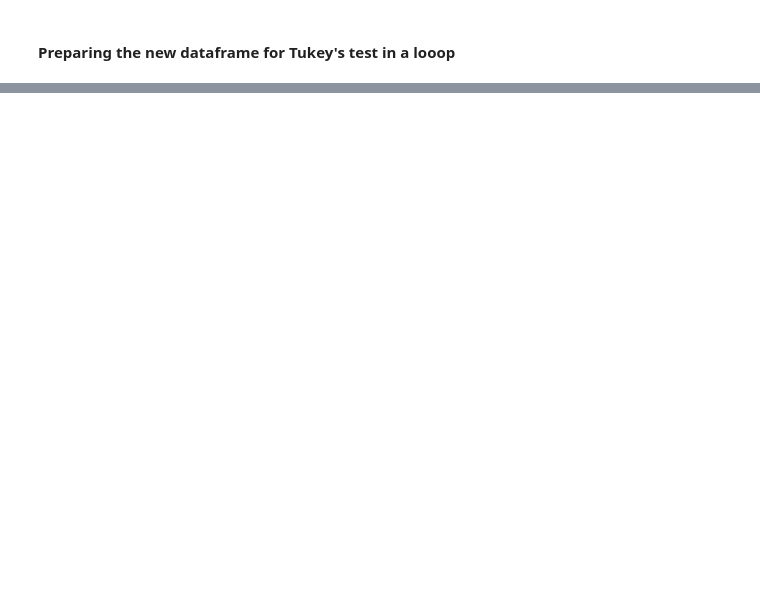
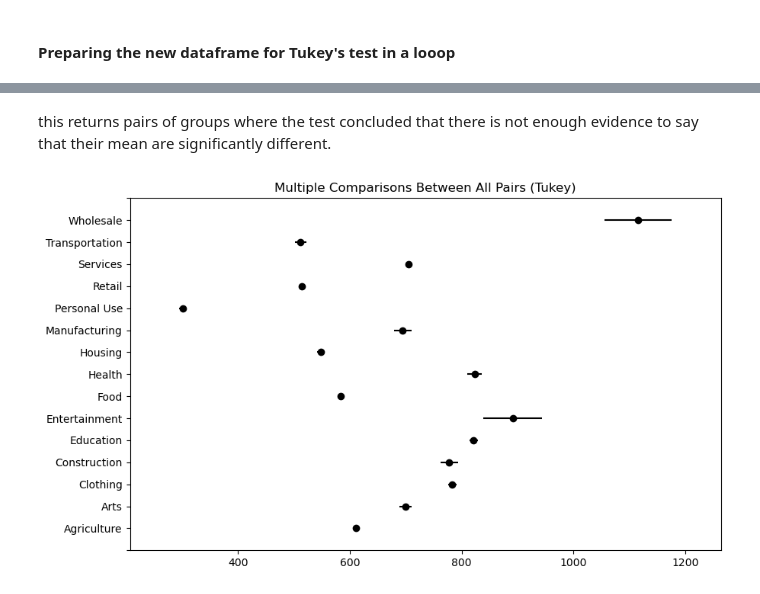
Before and after one commit to erwincarlogonzales/data-enrichment-wk15-lect02-activity, a Jupyter notebook: PreClass-Wk15-L02-Hypothesis-Testing.ipynb, the cells around one changed output, grey strips where cells are left out. Cells and saved outputs as stored; diff of their text form; code cells hidden in the pictures; blank space fills up the shorter version.

```diff
--- a/PreClass-Wk15-L02-Hypothesis-Testing.ipynb
+++ b/PreClass-Wk15-L02-Hypothesis-Testing.ipynb
@@ -258,7 +660,8 @@ temp = None
 # %%
 ## save the values as kg_lost and the labels to the Diet
-values = None
-labels = None
+values = tukeys_data['Funded Amount']
+labels = tukeys_data['Sector']
 
 ## perform tukey's multiple comparison test and display the summary
-tukeys_results = None
+tukeys_results = pairwise_tukeyhsd(values, labels)
+tukeys_results.summary()
@@ -269,4 +722,9 @@ tukeys_results = None
+# %% [markdown]
+this returns pairs of groups where the test concluded that there is not enough evidence to say that their mean are significantly different.
 # %%
-## also can use built-in plot tukeys_reuslts.plot_simultaneous
+## also can use built-in plot tukeys_results.plot_simultaneous
+tukeys_results.plot_simultaneous();
+# %% [output]
+[figure, added]
 # %% [markdown]
 - Final summary of group differences
```
Also changed, not shown: parts of 56 cells of this notebook.
